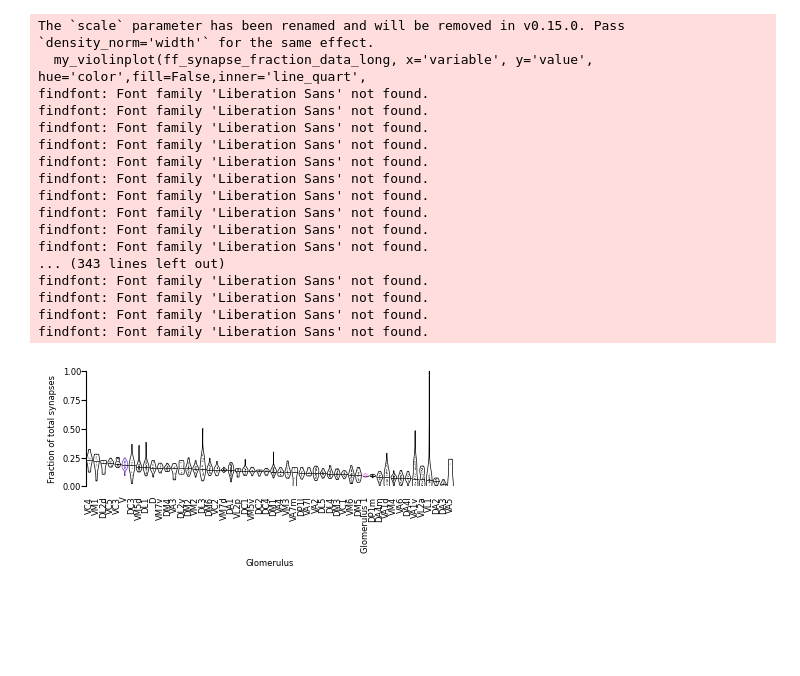
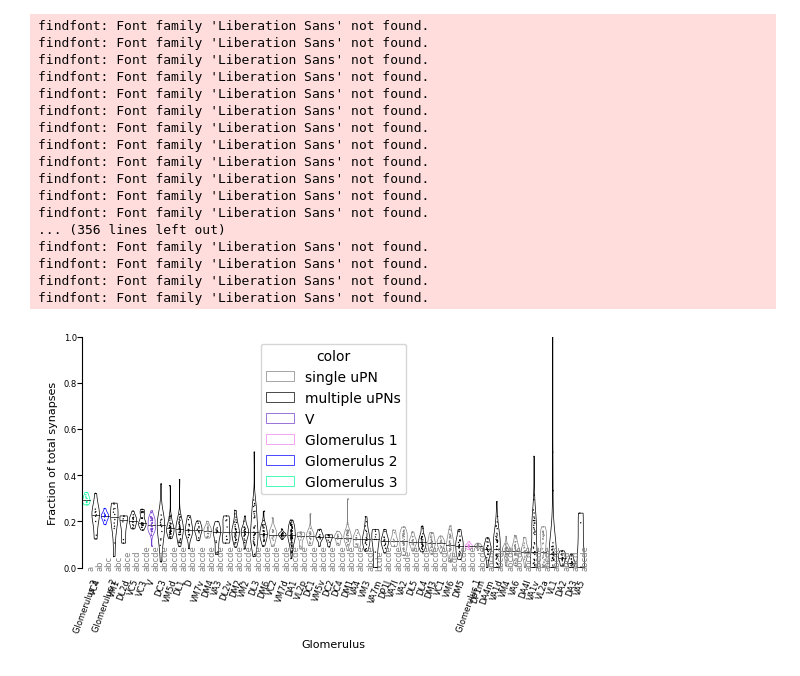
Before and after one commit to htem/aedes_public, a Jupyter notebook: fig_s7_s8/fig_s7c_ffSynFraction.ipynb, the cells around one changed output. Saved outputs shown, nothing was run; the diff lists cells and outputs as text; code cells hidden in the pictures; blank space fills up the shorter version.

```diff
--- a/fig_s7_s8/fig_s7c_ffSynFraction.ipynb
+++ b/fig_s7_s8/fig_s7c_ffSynFraction.ipynb
@@ -421,0 +438,8 @@ ff_synapse_fraction_data = pd.read_csv('../csvs/feedforward_synapse_fraction_dat
+# %%
+#generate cld_lettering
+ff_synapse_fraction_cld_result = cld_lettering.multi_comparisons_letter_df_generator(synapse_fraction_data_post_hoc_processed)
+# %%
+#format cld result
+ff_synapse_fraction_cld_result['Glomerulus']= ff_synapse_fraction_cld_result.index
+ff_synapse_fraction_cld_result.columns = ['cld_label','Glomerulus']
+ff_synapse_fraction_cld_result
@@ -433,55 +476,60 @@ for row in ff_synapse_fraction_data_long.iterrows():
 ff_synapse_fraction_data_long['glomerulus type'] = hue_list_synapse_density
 ff_synapse_fraction_data_long['color'] = ff_synapse_fraction_data_long['glomerulus type']
 
-ff_synapse_fraction_data_long = ff_synapse_fraction_data_long[(ff_synapse_fraction_data_long['variable']!= 'Glomerulus 2')
-                                                                                  & (ff_synapse_fraction_data_long['variable']!= 'Glomerulus 3')]
-
 glom1_index = ff_synapse_fraction_data_long.loc[ff_synapse_fraction_data_long['variable'] == 'Glomerulus 1'].index
+glom2_index = ff_synapse_fraction_data_long.loc[ff_synapse_fraction_data_long['variable'] == 'Glomerulus 2'].index
+glom3_index = ff_synapse_fraction_data_long.loc[ff_synapse_fraction_data_long['variable'] == 'Glomerulus 3'].index
 glomV_index = ff_synapse_fraction_data_long.loc[ff_synapse_fraction_data_long['variable'] == 'V'].index
 
 for cell_index in glom1_index:
     ff_synapse_fraction_data_long.at[cell_index,'color'] = 'Glomerulus 1'
+for cell_index in glom2_index:
+    ff_synapse_fraction_data_long.at[cell_index,'color'] = 'Glomerulus 2'
+for cell_index in glom3_index:
+    ff_synapse_fraction_data_long.at[cell_index,'color'] = 'Glomerulus 3'
 for cell_index in glomV_index:
     ff_synapse_fraction_data_long.at[cell_index,'color'] = 'V'
 # %%
-#create an descending order of glomeruli based on median synapse density
-median_order_density = ff_synapse_fraction_data_long.groupby(by=["variable"])["value"].median().sort_values().iloc[::-1].index
+#create an descending order of glomeruli based on median synapse fraction
+median_order_fraction = ff_synapse_fraction_data_long.groupby(by=["variable"])["value"].median().sort_values().iloc[::-1].index
 # %%
-violinplot_dims = (4.75, 1.5)
-custom_palette=['black','black','#723BCB','#EE82EE']
+violinplot_dims = (6.5, 3)
+custom_palette=['#818181','#000000','#723BCB','#EE82EE' ,'#0000FF', '#00FA9A']
 fig, ax = plt.subplots(figsize=violinplot_dims)
-my_violinplot(ff_synapse_fraction_data_long, x='variable', y='value', hue='color',fill=False,inner='line_quart',
-              order=median_order_density, cut=0, scale='width', linewidth=.5, palette=custom_palette,legend=None)
+my_violinplot(ff_synapse_fraction_data_long, x='variable',y='value',fill=False, cut=0, hue='color',inner='line_quart', order=median_order_fraction,linewidth=.5,scale='width',palette=custom_palette)
 
-ax = sns.stripplot(ff_synapse_fraction_data_long, x='variable',y='value',hue='color', order=median_order_density, size=.5, palette=custom_palette, legend=None)
-ax.set_ylabel("Fraction of total synapses", size=6, fontname="Liberation Sans")
-ax.set_xlabel('Glomerulus', size=6, fontname="Liberation Sans")
+ax = sns.stripplot(ff_synapse_fraction_data_long, x='variable',y='value',hue='color',order=median_order_fraction,size = 1, palette=custom_palette, legend=None)
+for idx,glom in enumerate(median_order_fraction):
+    ax.annotate(ff_synapse_fraction_cld_result[ff_synapse_fraction_cld_result['Glomerulus'] == glom]['cld_label'].values[0], xy=(idx,0),size=6,rotation=90,color = 'grey')
+ax.set_ylabel("Fraction of total synapses",size=8)
+ax.set_xlabel('Glomerulus', size=8, fontname="Liberation Sans")
 plt.xticks(fontsize=6, fontname="Liberation Sans")
 plt.yticks(fontsize=6, fontname="Liberation Sans")
+#ax.set_aspect(0.01)
 plt.ylim(0,1)
-plt.xticks(rotation=90)
+plt.xticks(rotation=70)
 plt.tick_params(axis='x', which='both', bottom=False, top=False)
 plt.tick_params(axis='y', which='both', left=True, right=False,pad=0)
 sns.despine(fig=None, ax=None, top=True, right=True, left=False, bottom=True, offset=None, trim=False)
 
-plt.savefig('../svgs/feedforwardDensity_only_glom1_median_order_wide.svg', format="svg")
+plt.savefig('../svgs/feedforwardfraction_allGlomeruli_half_height_median_order_cld.svg', format="svg")
 plt.show()
 # %% [output]
-The `scale` parameter has been renamed and will be removed in v0.15.0. Pass `density_norm='width'` for the same effect.
-  my_violinplot(ff_synapse_fraction_data_long, x='variable', y='value', hue='color',fill=False,inner='line_quart',
 findfont: Font family 'Liberation Sans' not found.
 findfont: Font family 'Liberation Sans' not found.
 findfont: Font family 'Liberation Sans' not found.
 findfont: Font family 'Liberation Sans' not found.
 findfont: Font family 'Liberation Sans' not found.
 findfont: Font family 'Liberation Sans' not found.
 findfont: Font family 'Liberation Sans' not found.
 findfont: Font family 'Liberation Sans' not found.
 findfont: Font family 'Liberation Sans' not found.
 findfont: Font family 'Liberation Sans' not found.
-... (343 lines left out)
+findfont: Font family 'Liberation Sans' not found.
+findfont: Font family 'Liberation Sans' not found.
+... (356 lines left out)
 findfont: Font family 'Liberation Sans' not found.
 findfont: Font family 'Liberation Sans' not found.
 findfont: Font family 'Liberation Sans' not found.
 findfont: Font family 'Liberation Sans' not found.
-[figure, old version]
+[figure, new version]
```
Also changed, not shown: parts of 6 cells of this notebook, 3 other files.
